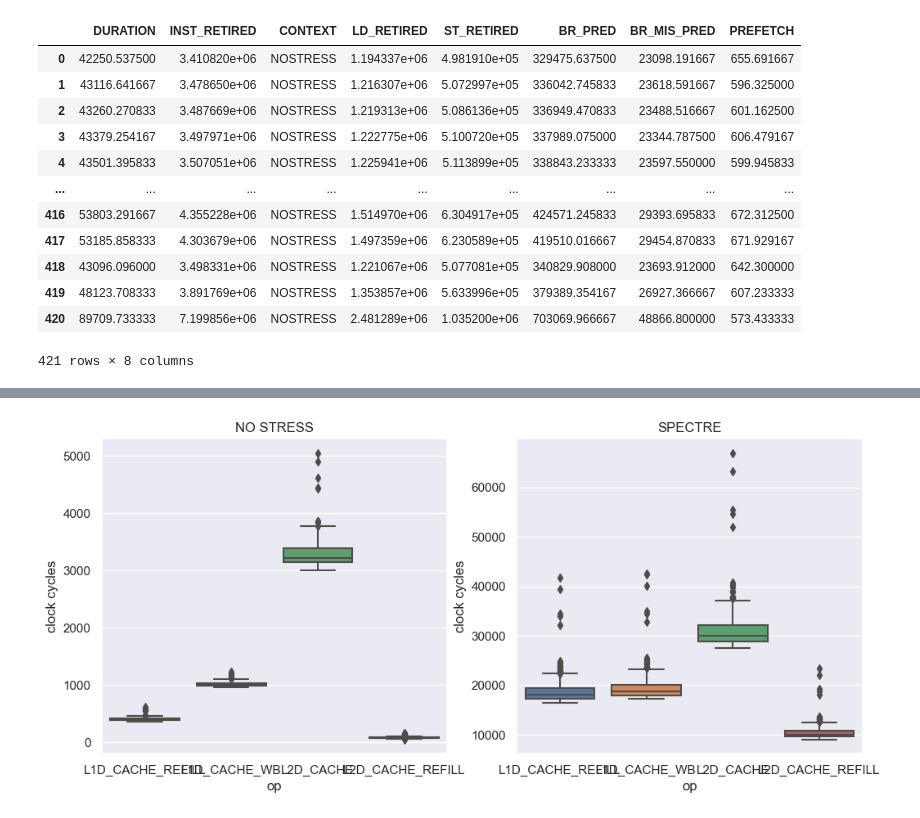
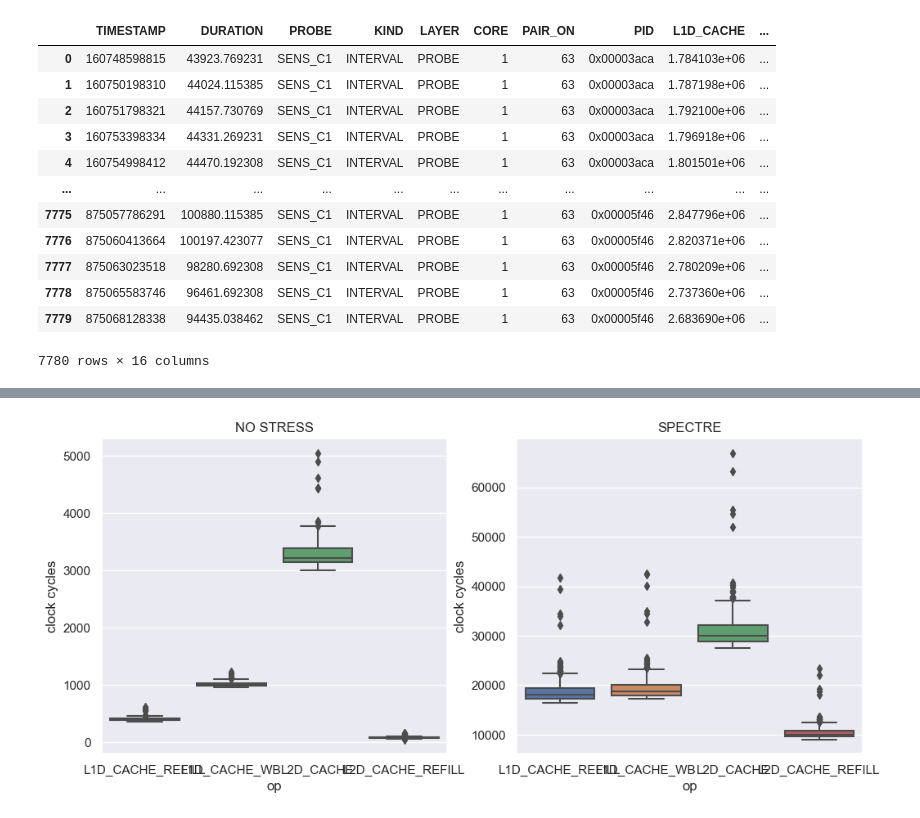
Before and after one commit to EU-TEACHING/teaching-avionics-dataset, a Jupyter notebook: analysis/speculate.ipynb, the cells around one changed output, grey strips where cells are left out. Saved outputs shown, nothing was run; the diff lists cells and outputs as text; code cells hidden in the pictures.

```diff
--- a/analysis/speculate.ipynb
+++ b/analysis/speculate.ipynb
@@ -55,17 +14,23 @@ test_df = pd.concat([test_normal_df, test_stress_df])
-# %%
-normal_df
-# %% [output]
-|  | DURATION | INST_RETIRED | CONTEXT | LD_RETIRED | ST_RETIRED | BR_PRED | BR_MIS_PRED | PREFETCH |
-| 0 | 42250.537500 | 3.410820e+06 | NOSTRESS | 1.194337e+06 | 4.981910e+05 | 329475.637500 | 23098.191667 | 655.691667 |
-| 1 | 43116.641667 | 3.478650e+06 | NOSTRESS | 1.216307e+06 | 5.072997e+05 | 336042.745833 | 23618.591667 | 596.325000 |
-| 2 | 43260.270833 | 3.487669e+06 | NOSTRESS | 1.219313e+06 | 5.086136e+05 | 336949.470833 | 23488.516667 | 601.162500 |
-| 3 | 43379.254167 | 3.497971e+06 | NOSTRESS | 1.222775e+06 | 5.100720e+05 | 337989.075000 | 23344.787500 | 606.479167 |
-| 4 | 43501.395833 | 3.507051e+06 | NOSTRESS | 1.225941e+06 | 5.113899e+05 | 338843.233333 | 23597.550000 | 599.945833 |
-| ... | ... | ... | ... | ... | ... | ... | ... | ... |
-| 416 | 53803.291667 | 4.355228e+06 | NOSTRESS | 1.514970e+06 | 6.304917e+05 | 424571.245833 | 29393.695833 | 672.312500 |
-| 417 | 53185.858333 | 4.303679e+06 | NOSTRESS | 1.497359e+06 | 6.230589e+05 | 419510.016667 | 29454.870833 | 671.929167 |
-| 418 | 43096.096000 | 3.498331e+06 | NOSTRESS | 1.221067e+06 | 5.077081e+05 | 340829.908000 | 23693.912000 | 642.300000 |
-| 419 | 48123.708333 | 3.891769e+06 | NOSTRESS | 1.353857e+06 | 5.633996e+05 | 379389.354167 | 26927.366667 | 607.233333 |
-| 420 | 89709.733333 | 7.199856e+06 | NOSTRESS | 2.481289e+06 | 1.035200e+06 | 703069.966667 | 48866.800000 | 573.433333 |
-421 rows × 8 columns
+# %%
+dataset = pd.concat(
+    [
+        load_trace(anomaly, "xFTx.xx", metrics_config)[0],
+        load_trace(anomaly, "xKTx.xx", metrics_config)[0],
+    ]
+).reset_index(drop=True)
+dataset
+# %% [output]
+|  | TIMESTAMP | DURATION | PROBE | KIND | LAYER | CORE | PAIR_ON | PID | L1D_CACHE | ... |
+| 0 | 160748598815 | 43923.769231 | SENS_C1 | INTERVAL | PROBE | 1 | 63 | 0x00003aca | 1.784103e+06 | ... |
+| 1 | 160750198310 | 44024.115385 | SENS_C1 | INTERVAL | PROBE | 1 | 63 | 0x00003aca | 1.787198e+06 | ... |
+| 2 | 160751798321 | 44157.730769 | SENS_C1 | INTERVAL | PROBE | 1 | 63 | 0x00003aca | 1.792100e+06 | ... |
+| 3 | 160753398334 | 44331.269231 | SENS_C1 | INTERVAL | PROBE | 1 | 63 | 0x00003aca | 1.796918e+06 | ... |
+| 4 | 160754998412 | 44470.192308 | SENS_C1 | INTERVAL | PROBE | 1 | 63 | 0x00003aca | 1.801501e+06 | ... |
+| ... | ... | ... | ... | ... | ... | ... | ... | ... | ... | ... |
+| 7775 | 875057786291 | 100880.115385 | SENS_C1 | INTERVAL | PROBE | 1 | 63 | 0x00005f46 | 2.847796e+06 | ... |
+| 7776 | 875060413664 | 100197.423077 | SENS_C1 | INTERVAL | PROBE | 1 | 63 | 0x00005f46 | 2.820371e+06 | ... |
+| 7777 | 875063023518 | 98280.692308 | SENS_C1 | INTERVAL | PROBE | 1 | 63 | 0x00005f46 | 2.780209e+06 | ... |
+| 7778 | 875065583746 | 96461.692308 | SENS_C1 | INTERVAL | PROBE | 1 | 63 | 0x00005f46 | 2.737360e+06 | ... |
+| 7779 | 875068128338 | 94435.038462 | SENS_C1 | INTERVAL | PROBE | 1 | 63 | 0x00005f46 | 2.683690e+06 | ... |
+7780 rows × 16 columns
 # %%
```
Also changed, not shown: parts of 6 cells of this notebook, 4 other files.
